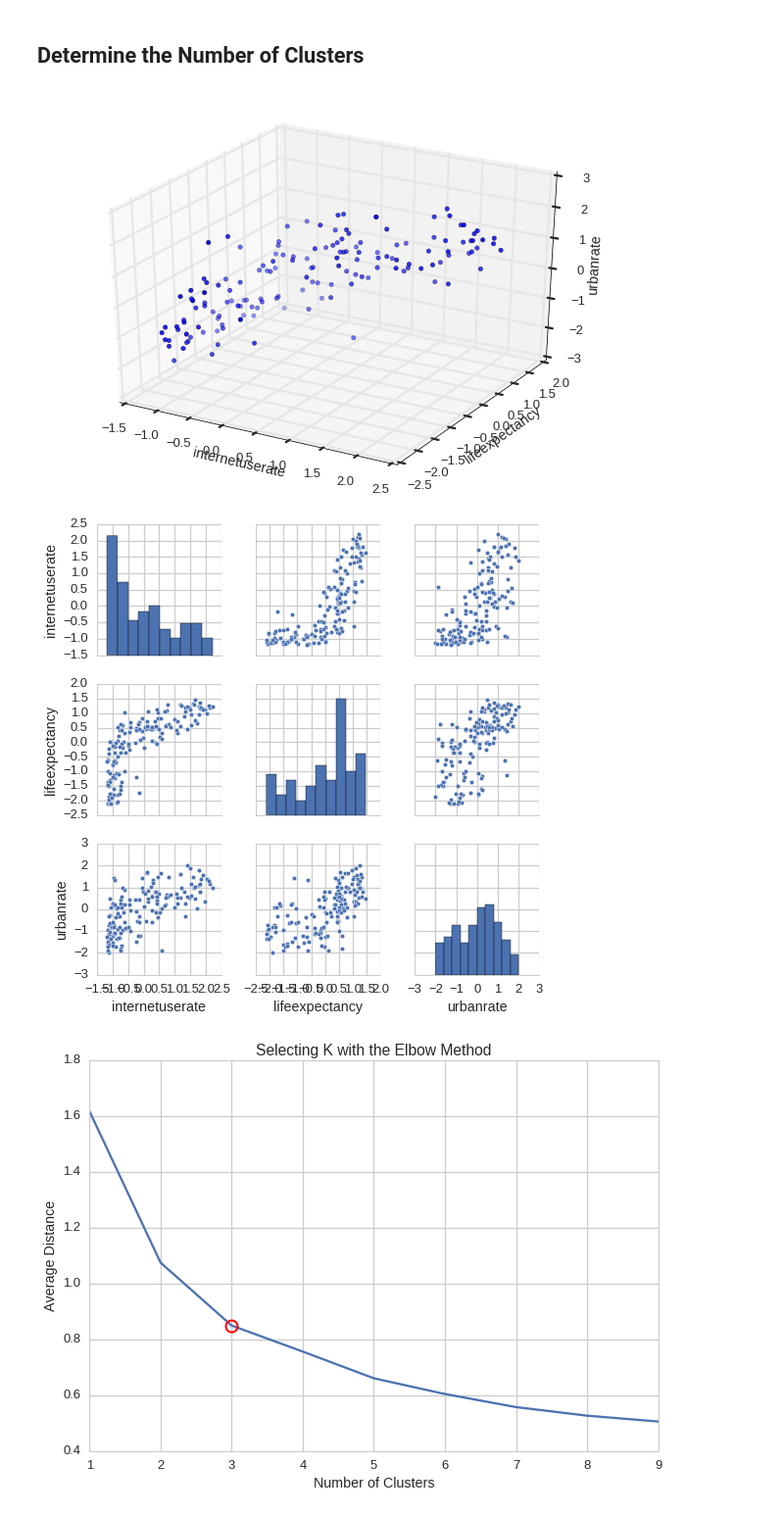
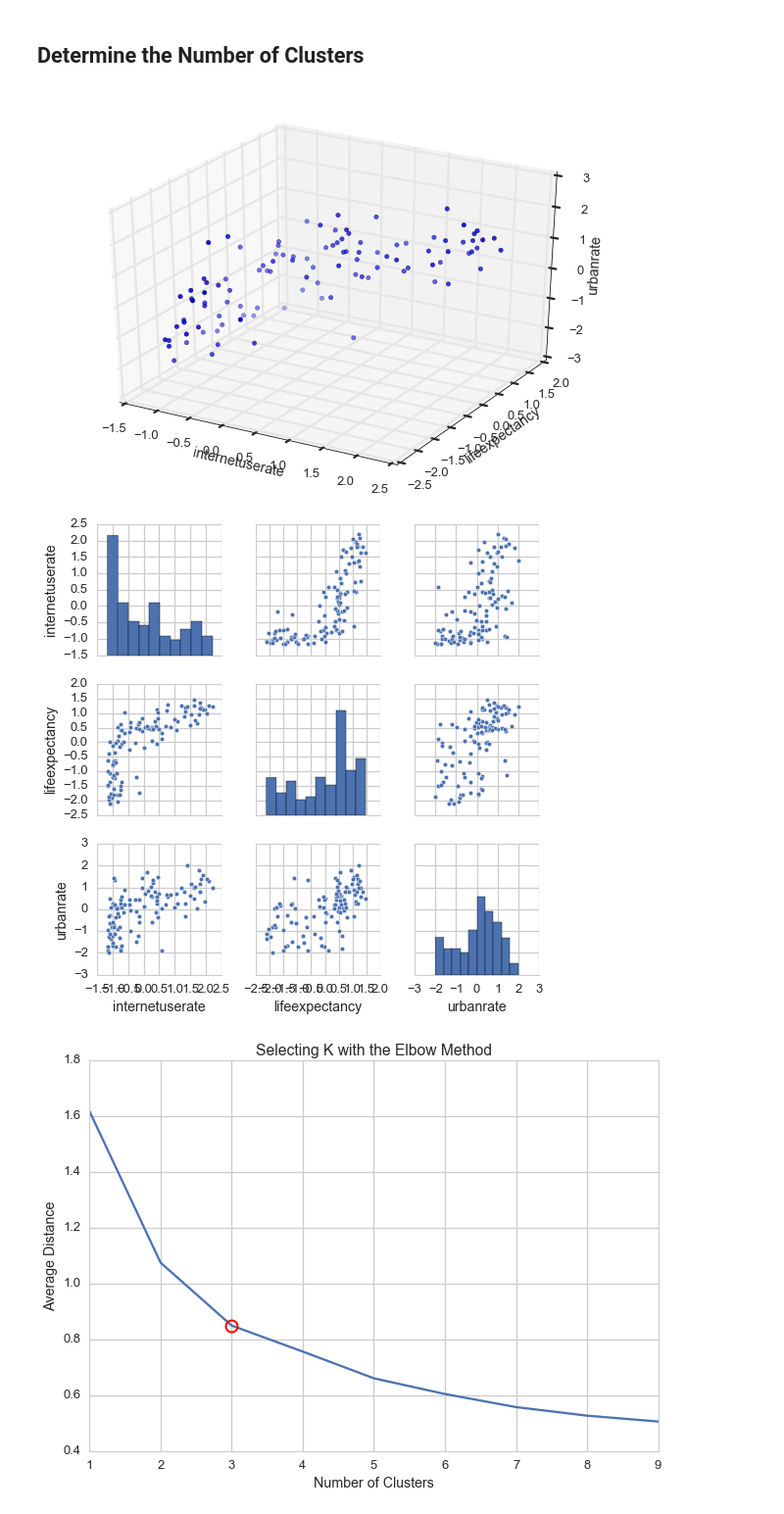
Before and after one commit to ArutyunSargsyan/democracy-and-economic-well-being, a Jupyter notebook: Machine Learning for Data Analysis/Week 4 Assignment.ipynb, the cells around one changed output. Shown at 98% size. Drawn from its saved outputs; the diff is of its cells as text; code cells hidden in the pictures.

```diff
--- a/Machine Learning for Data Analysis/Week 4 Assignment.ipynb
+++ b/Machine Learning for Data Analysis/Week 4 Assignment.ipynb
@@ -62,17 +64,17 @@ training_data, test_data, training_target, test_target  = train_test_split(featu
 # Visualize the data
 fig = plt.figure()
 ax = fig.add_subplot(111, projection='3d')
-ax.scatter(features.iloc[:,0], features.iloc[:,1], features.iloc[:,2])
-ax.set_xlabel(features.columns.values[0])
-ax.set_ylabel(features.columns.values[1])
-ax.set_zlabel(features.columns.values[2])
+ax.scatter(training_data.iloc[:,0], training_data.iloc[:,1], training_data.iloc[:,2])
+ax.set_xlabel(training_data.columns.values[0])
+ax.set_ylabel(training_data.columns.values[1])
+ax.set_zlabel(training_data.columns.values[2])
 plt.show()
 # %% [output]
-[figure, old version]
+[figure, new version]
 # %%
-sns.pairplot(features);
+sns.pairplot(training_data);
 # %% [output]
-[figure, old version]
+[figure, new version]
 # %%
 # Identify number of clusters using the elbow method
 clusters=range(1,10)
```
Also changed, not shown: parts of 12 cells of this notebook, 1 other file.
